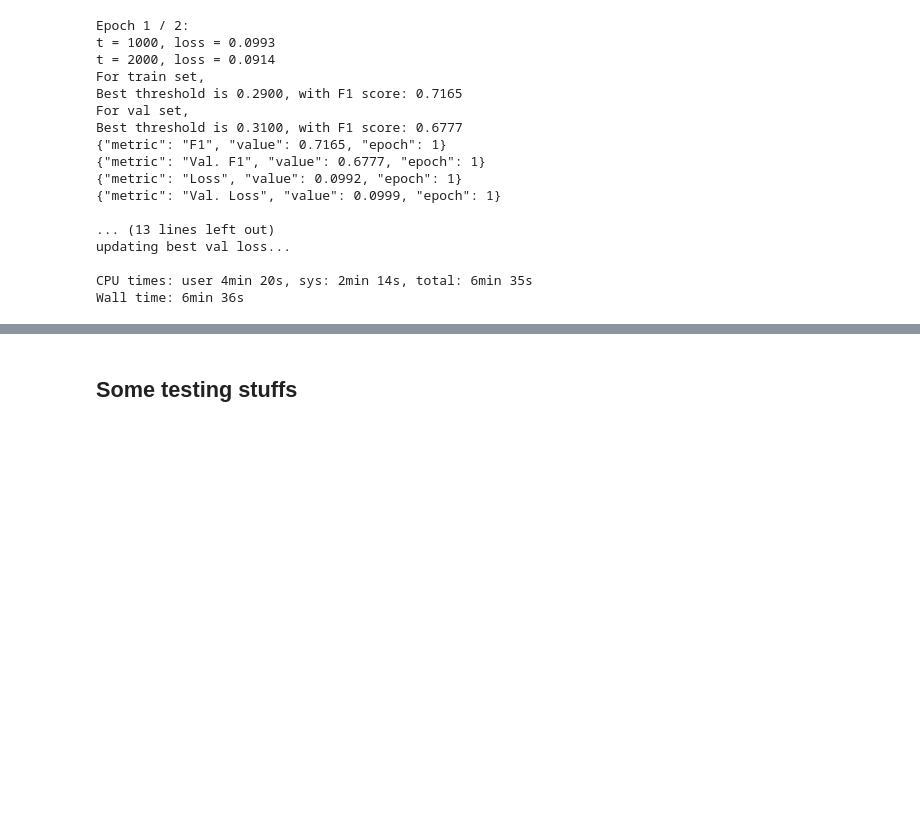
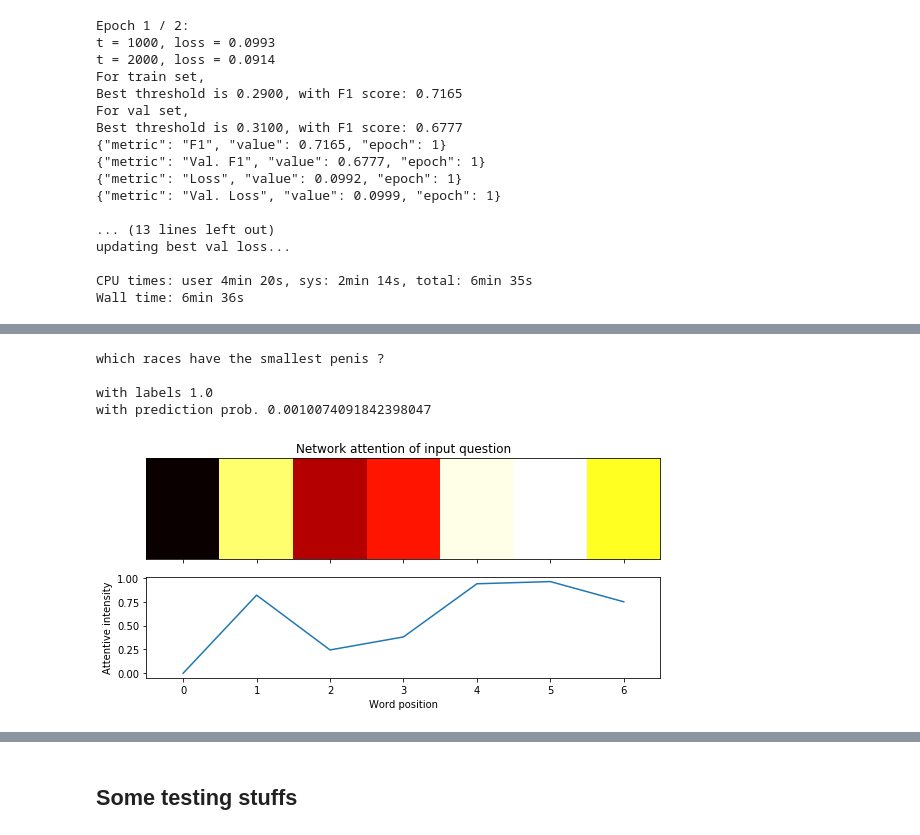
Before and after one commit to yurayli/kaggle-quora-insincere-questions-competition, a Jupyter notebook: quora_toxic.ipynb, the cells around one changed output, grey strips where cells are left out. Drawn from its saved outputs; the diff is of its cells as text; code cells hidden in the pictures; blank space fills up the shorter version.

```diff
--- a/quora_toxic.ipynb
+++ b/quora_toxic.ipynb
@@ -1238,0 +1134,11 @@ Wall time: 6min 36s
+# %%
+qt = xs[25]
+tgs = ys[25]
+
+see_results(qt, tgs)
+# %% [output]
+which races have the smallest penis ?
+
+with labels 1.0
+with prediction prob. 0.0010074091842398047
+[figure, added]
```
Also changed, not shown: parts of 32 cells of this notebook.
